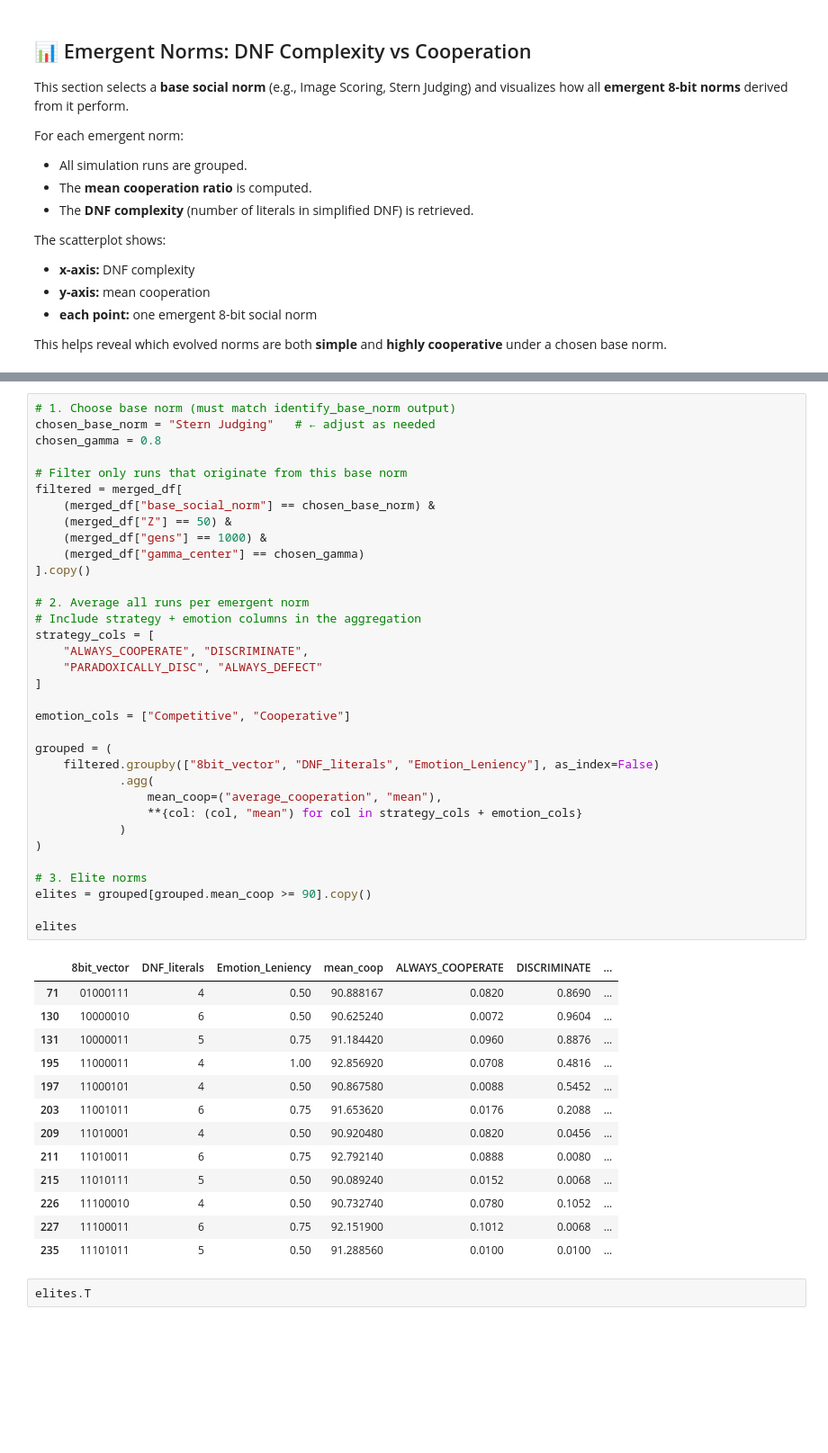
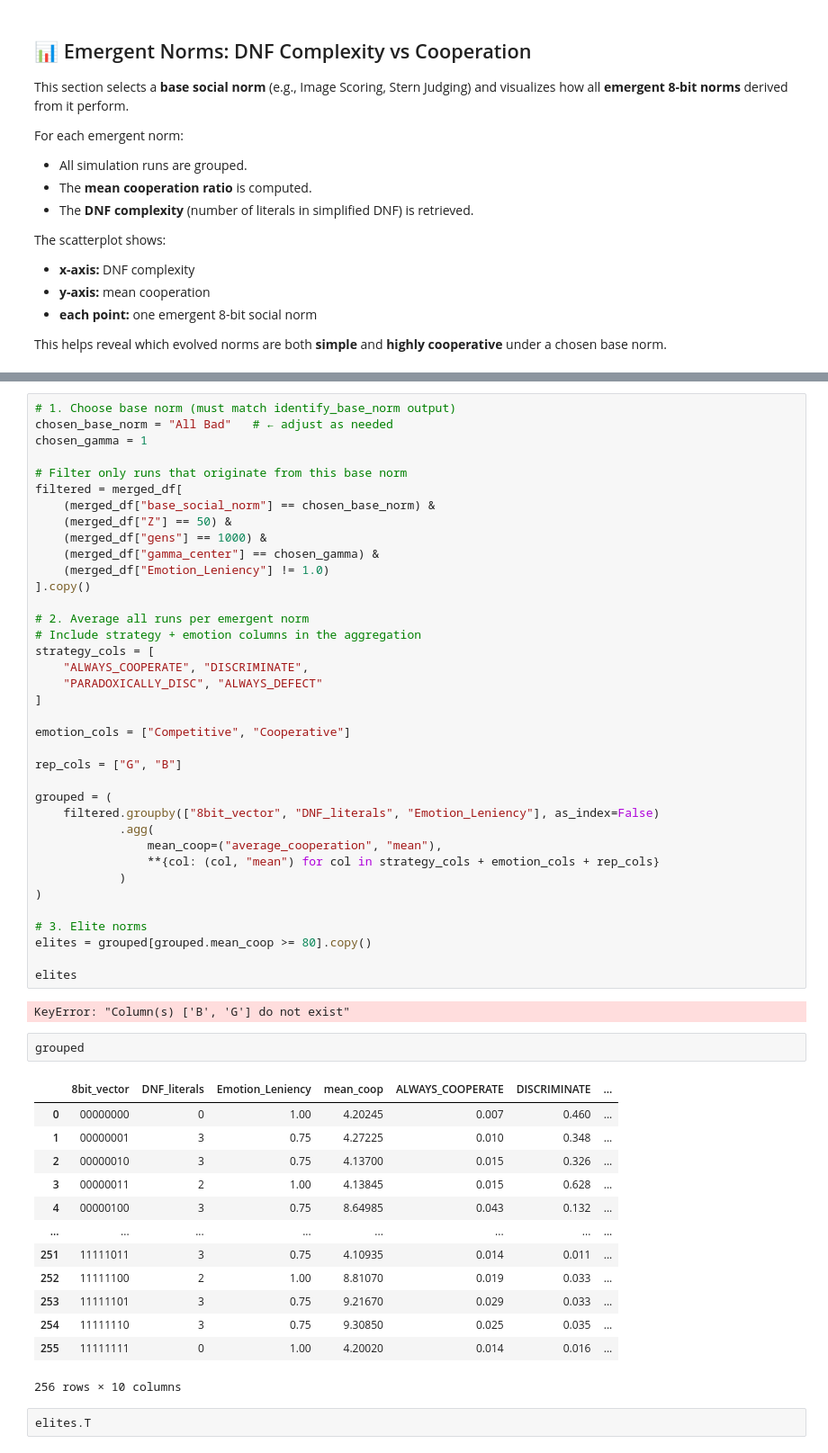
Before and after one commit to cfonsecahenrique/SNARE, a Jupyter notebook: results_reader.ipynb, the cells around one changed output, grey strips where cells are left out. Shown at 90% size. Cells and saved outputs as stored; diff of their text form; blank space fills up the shorter version.

```diff
--- a/results_reader.ipynb
+++ b/results_reader.ipynb
@@ -394,14 +419,15 @@ delta_chart = (
 # %%
 # 1. Choose base norm (must match identify_base_norm output)
-chosen_base_norm = "Stern Judging"   # ← adjust as needed
-chosen_gamma = 0.8
+chosen_base_norm = "All Bad"   # ← adjust as needed
+chosen_gamma = 1
 
 # Filter only runs that originate from this base norm
 filtered = merged_df[
     (merged_df["base_social_norm"] == chosen_base_norm) &
     (merged_df["Z"] == 50) &
     (merged_df["gens"] == 1000) &
-    (merged_df["gamma_center"] == chosen_gamma)
+    (merged_df["gamma_center"] == chosen_gamma) &
+    (merged_df["Emotion_Leniency"] != 1.0)
 ].copy()
 
 # 2. Average all runs per emergent norm
@@ -413,32 +439,38 @@ strategy_cols = [
 
 emotion_cols = ["Competitive", "Cooperative"]
 
+rep_cols = ["G", "B"]
+
 grouped = (
     filtered.groupby(["8bit_vector", "DNF_literals", "Emotion_Leniency"], as_index=False)
             .agg(
                 mean_coop=("average_cooperation", "mean"),
-                **{col: (col, "mean") for col in strategy_cols + emotion_cols}
+                **{col: (col, "mean") for col in strategy_cols + emotion_cols + rep_cols}
             )
 )
 
 # 3. Elite norms
-elites = grouped[grouped.mean_coop >= 90].copy()
+elites = grouped[grouped.mean_coop >= 80].copy()
 
 elites
 # %% [output]
-|  | 8bit_vector | DNF_literals | Emotion_Leniency | mean_coop | ALWAYS_COOPERATE | DISCRIMINATE | ... |
-| 71 | 01000111 | 4 | 0.50 | 90.888167 | 0.0820 | 0.8690 | ... |
-| 130 | 10000010 | 6 | 0.50 | 90.625240 | 0.0072 | 0.9604 | ... |
-| 131 | 10000011 | 5 | 0.75 | 91.184420 | 0.0960 | 0.8876 | ... |
-| 195 | 11000011 | 4 | 1.00 | 92.856920 | 0.0708 | 0.4816 | ... |
-| 197 | 11000101 | 4 | 0.50 | 90.867580 | 0.0088 | 0.5452 | ... |
-| 203 | 11001011 | 6 | 0.75 | 91.653620 | 0.0176 | 0.2088 | ... |
-| 209 | 11010001 | 4 | 0.50 | 90.920480 | 0.0820 | 0.0456 | ... |
-| 211 | 11010011 | 6 | 0.75 | 92.792140 | 0.0888 | 0.0080 | ... |
-| 215 | 11010111 | 5 | 0.50 | 90.089240 | 0.0152 | 0.0068 | ... |
-| 226 | 11100010 | 4 | 0.50 | 90.732740 | 0.0780 | 0.1052 | ... |
-| 227 | 11100011 | 6 | 0.75 | 92.151900 | 0.1012 | 0.0068 | ... |
-| 235 | 11101011 | 5 | 0.50 | 91.288560 | 0.0100 | 0.0100 | ... |
+KeyError: "Column(s) ['B', 'G'] do not exist"
+# %%
+grouped
+# %% [output]
+|  | 8bit_vector | DNF_literals | Emotion_Leniency | mean_coop | ALWAYS_COOPERATE | DISCRIMINATE | ... |
+| 0 | 00000000 | 0 | 1.00 | 4.20245 | 0.007 | 0.460 | ... |
+| 1 | 00000001 | 3 | 0.75 | 4.27225 | 0.010 | 0.348 | ... |
+| 2 | 00000010 | 3 | 0.75 | 4.13700 | 0.015 | 0.326 | ... |
+| 3 | 00000011 | 2 | 1.00 | 4.13845 | 0.015 | 0.628 | ... |
+| 4 | 00000100 | 3 | 0.75 | 8.64985 | 0.043 | 0.132 | ... |
+| ... | ... | ... | ... | ... | ... | ... | ... |
+| 251 | 11111011 | 3 | 0.75 | 4.10935 | 0.014 | 0.011 | ... |
+| 252 | 11111100 | 2 | 1.00 | 8.81070 | 0.019 | 0.033 | ... |
+| 253 | 11111101 | 3 | 0.75 | 9.21670 | 0.029 | 0.033 | ... |
+| 254 | 11111110 | 3 | 0.75 | 9.30850 | 0.025 | 0.035 | ... |
+| 255 | 11111111 | 0 | 1.00 | 4.20020 | 0.014 | 0.016 | ... |
+256 rows × 10 columns
 # %%
 elites.T
 # %% [output]
```
Also changed, not shown: parts of 8 cells of this notebook, 6 other files.
